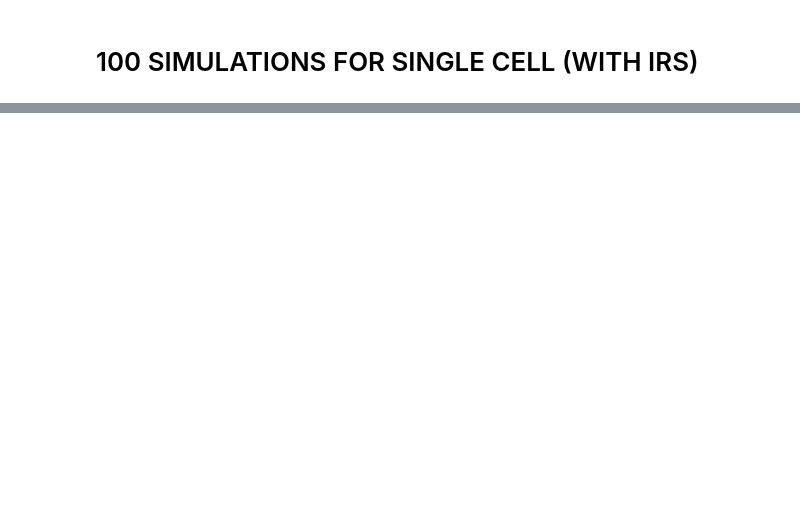
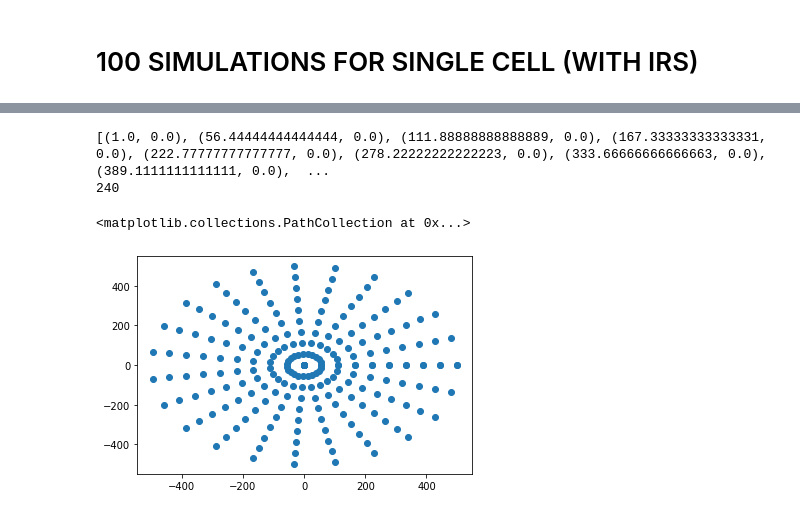
Before and after one commit to TariqUmar/SISO_Network_Implementation, a Jupyter notebook: main_RIS.ipynb, the cells around one changed output, grey strips where cells are left out. Saved outputs shown, nothing was run; the diff lists cells and outputs as text; code cells hidden in the pictures; blank space fills up the shorter version.

Commit message:
In main_RIS.ipynb, added new cells that calculate outage probability with changing IRS positions.
RIS_Outage_with_changing_pos_plot.py, x_axis, y_axis, z_axis were imported from main_RIS and ploted.

```diff
--- a/main_RIS.ipynb
+++ b/main_RIS.ipynb
@@ -480,0 +540,25 @@ Average Outage Probability (BS + IRS):  0.012
+# %%
+IRS_positions = 10  #50x24
+IRS_Angles = 24
+
+# Generate random points within the circle
+radii = np.linspace(1, GRID_RADIUS, IRS_positions)
+angles = np.linspace(0, 2 * np.pi, IRS_Angles = 24)
+
+R, A = np.meshgrid(radii,angles)
+
+# Calculate the x and y coordinates using polar to Cartesian conversion
+x_coords = R * np.cos(A)
+y_coords = R * np.sin(A)
+
+# Create a list of coordinate pairs in meters
+circle_points = list(zip(x_coords.flatten().tolist(), y_coords.flatten().tolist()))
+
+print(circle_points)
+print(len(circle_points))
+plt.scatter(x_coords, y_coords)
+# %% [output]
+[(1.0, 0.0), (56.44444444444444, 0.0), (111.88888888888889, 0.0), (167.33333333333331, 0.0), (222.77777777777777, 0.0), (278.22222222222223, 0.0), (333.66666666666663, 0.0), (389.1111111111111, 0.0),  ...
+240
+<matplotlib.collections.PathCollection at 0x...>
+[figure, added]
```
Also changed, not shown: parts of 13 cells of this notebook, 1 other file.
